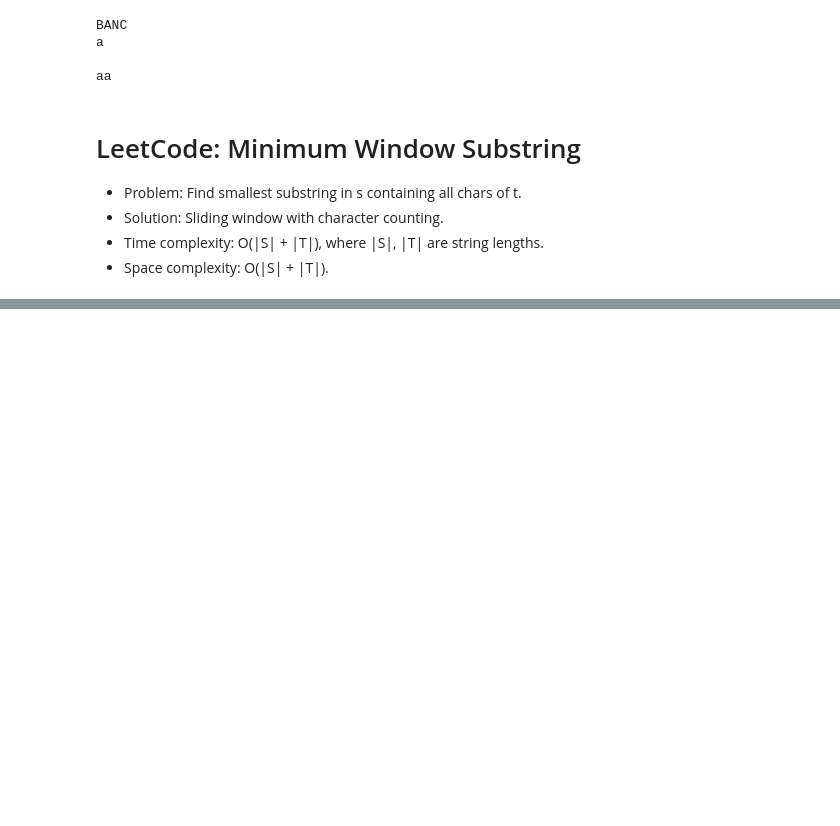
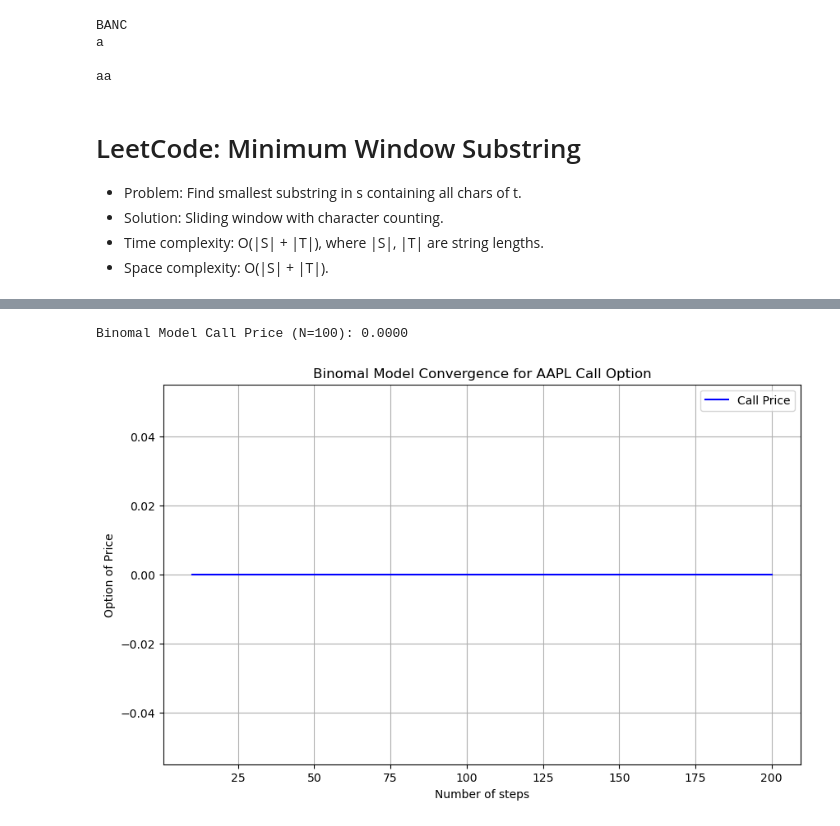
Before and after one commit to mhezie/Quant-Portfolio, a Jupyter notebook: Quant-Portfolio.ipynb, the cells around one changed output, grey strips where cells are left out. Drawn from its saved outputs; the diff is of its cells as text; code cells hidden in the pictures; blank space fills up the shorter version.

```diff
--- a/Quant-Portfolio.ipynb
+++ b/Quant-Portfolio.ipynb
@@ -1680,0 +1761,54 @@ aa
+# %%
+# Binomal model for AAPL call option
+def binomal_option_price(S, k, T, r, sigma, N, option_type='call'):
+    dt = T / N
+    u = np.exp(sigma * np.sqrt(dt))
+    d = 1 / u
+    p =  (np.exp(r * dt) - d) / (u - d)
+    tree = np.zeros((N + 1, N + 1))
+
+    # Initialise asset prices at maturity
+    for j in range(N + 1):
+        tree[j, N] =  S * (u ** (N - j)) * (d ** j)
+
+    # Initialise option values at maturity
+    option_tree = np.zeros((N + 1, N + 1))
+    for j in range(N + 1):
+        if option_type == 'call':
+            option_tree[j, N] = max(0, tree[j, N] - K)
+        else:
+            option_tree[j, N] = max(0, K - tree[j, N])
+
+    # Backward induction
+    for i in range(N - 1, -1, -1):
+        for j in range(i + 1):
+            option_tree[j, 1] = np.exp(-r * dt) * (p * option_tree[j, i + 1] + (1 - p) * option_tree[j + 1, i + 1])
+
+    return option_tree[0, 0]
+
+# Prameters
+S = data['AAPL'].iloc[-1]  # Latest AAPL price
+K = S * 1.1                # Strike at 100% of current
+T = 1.0                    # 1 year to maturity
+r = 0.03                   # Risk-free rate
+sigma = 0.2                # Volatility
+N = 100                    # Steps
+
+# Calculate option price
+call_price = binomal_option_price(S, K, T, r, sigma, N, 'call')
+print(f"Binomal Model Call Price (N={N}): {call_price:.4f}")
+
+# Covergence analysis
+steps = range(10, 201, 10)
+prices = [binomal_option_price(S, K, T, r, sigma, n, 'call') for n in steps]
+plt.figure(figsize=(10, 6))
+plt.plot(steps, prices, label="Call Price", color='b')
+plt.xlabel("Number of steps")
+plt.ylabel("Option of Price")
+plt.title("Binomal Model Convergence for AAPL Call Option")
+plt.legend()
+plt.grid(True)
+plt.show()
+# %% [output]
+Binomal Model Call Price (N=100): 0.0000
+[figure, added]
```
Also changed, not shown: parts of 7 cells of this notebook.
